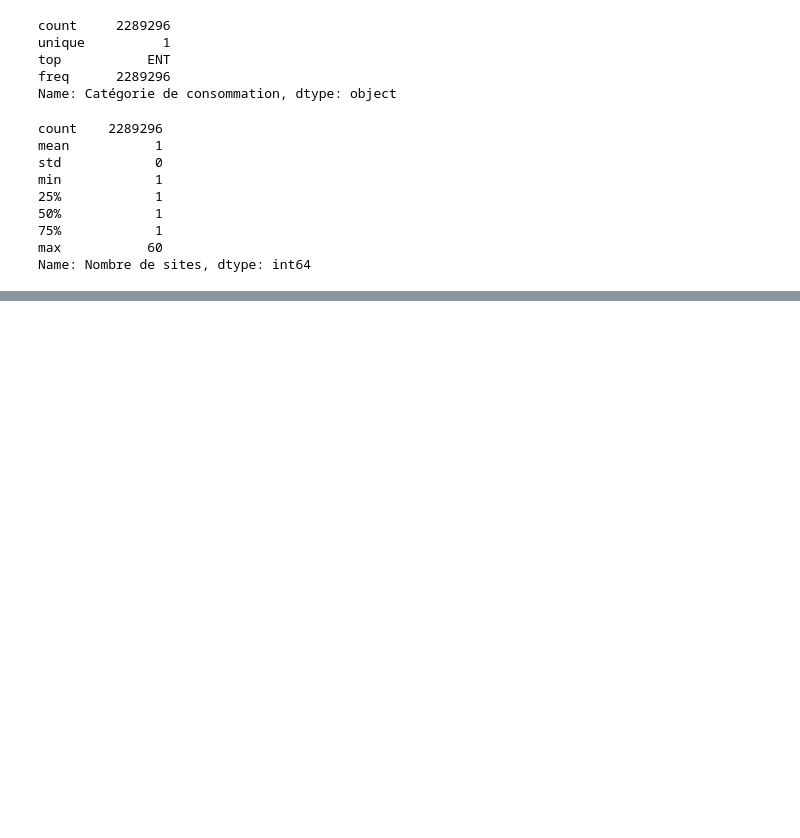
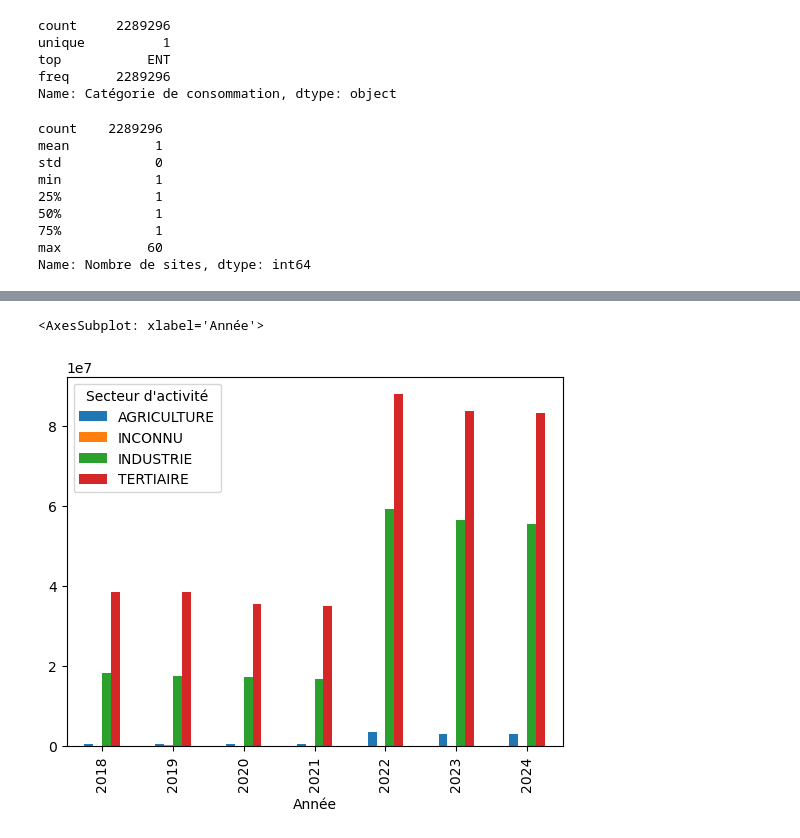
Before and after one commit to ClemBytes/EnedisOpenData, a Jupyter notebook: draft.ipynb, the cells around one changed output, grey strips where cells are left out. Drawn from its saved outputs; the diff is of its cells as text; code cells hidden in the pictures; blank space fills up the shorter version.

```diff
--- a/draft.ipynb
+++ b/draft.ipynb
@@ -77,0 +191,5 @@ Name: Nombre de sites, dtype: int64
+# %%
+df.groupby(["Secteur d\'activité", "Année"])["Consommation annuelle totale de l\'adresse (MWh)"].sum().unstack("Secteur d'activité").plot(kind="bar")
+# %% [output]
+<AxesSubplot: xlabel='Année'>
+[figure, added]
```
Also changed, not shown: parts of 19 cells of this notebook.
